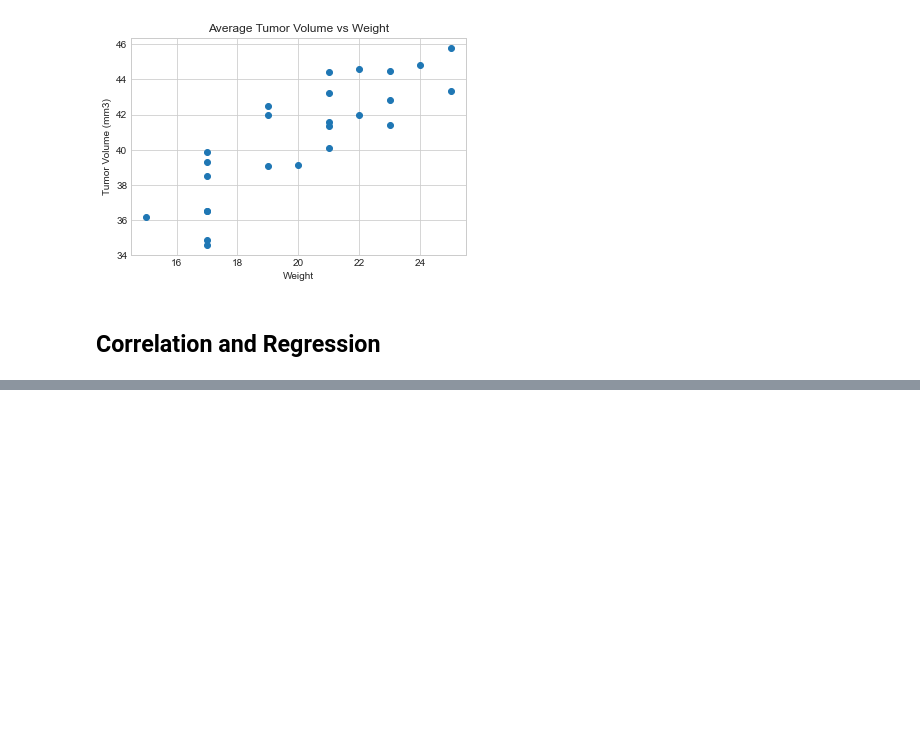
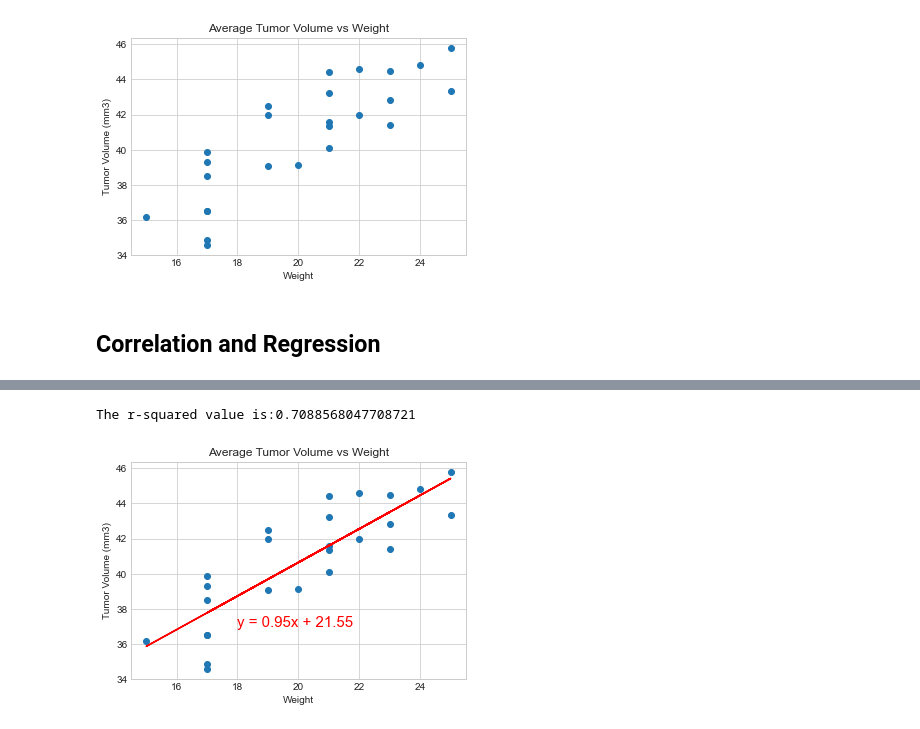
Before and after one commit to Richard-Lee123/Matplotlib-Challenge, a Jupyter notebook: Pymaceuticals/pymaceuticals_starter.ipynb, the cells around one changed output, grey strips where cells are left out. Drawn from its saved outputs; the diff is of its cells as text; code cells hidden in the pictures; blank space fills up the shorter version.

Commit message:
worked on correlation, and linear regression model

```diff
--- a/Pymaceuticals/pymaceuticals_starter.ipynb
+++ b/Pymaceuticals/pymaceuticals_starter.ipynb
@@ -532,3 +533,16 @@ Text(0, 0.5, 'Tumor Volume (mm3)')
 # %%
 # Calculate the correlation coefficient and linear regression model
 # for mouse weight and average tumor volume for the Capomulin regimen
+# %%
+#Correlation coefficient
+
+correlation = st.pearsonr(x1,y1)
+
+y1 = capo_drug.groupby(['Mouse ID'])['Tumor Volume (mm3)_x'].mean()
+x1 = capo_drug.groupby(['Mouse ID'])['Weight (g)'].mean()
+
+plt.scatter(x1,y1)
+plt.title("Average Tumor Volume vs Weight")
+plt.xlabel("Weight")
+plt.ylabel("Tumor Volume (mm3)")
+print(f"The correlation between Mouse Weight and Tumor Volume for the Capomulin Regimen is: {round(correlation[0],2)}")
@@ -534,0 +552,21 @@ Text(0, 0.5, 'Tumor Volume (mm3)')
+# %%
+# Regression model
+
+
+(slope, intercept, rvalue, pvalue, stderr) = linregress(x1,y1)
+
+y1 = capo_drug.groupby(['Mouse ID'])['Tumor Volume (mm3)_x'].mean()
+x1 = capo_drug.groupby(['Mouse ID'])['Weight (g)'].mean()
+
+regress_values = x1*slope+intercept
+line_eq = "y = " + str(round(slope,2)) + "x + " + str(round(intercept,2))
+plt.scatter(x1,y1)
+plt.plot(x1,regress_values,"r-")
+plt.annotate(line_eq,(18,37),fontsize= 15, color="red")
+plt.title("Average Tumor Volume vs Weight")
+plt.xlabel("Weight")
+plt.ylabel("Tumor Volume (mm3)")
+print(f"The r-squared value is:{rvalue**2}")
+# %% [output]
+The r-squared value is:0.7088568047708721
+[figure, added]
```
Also changed, not shown: parts of 2 cells of this notebook.
